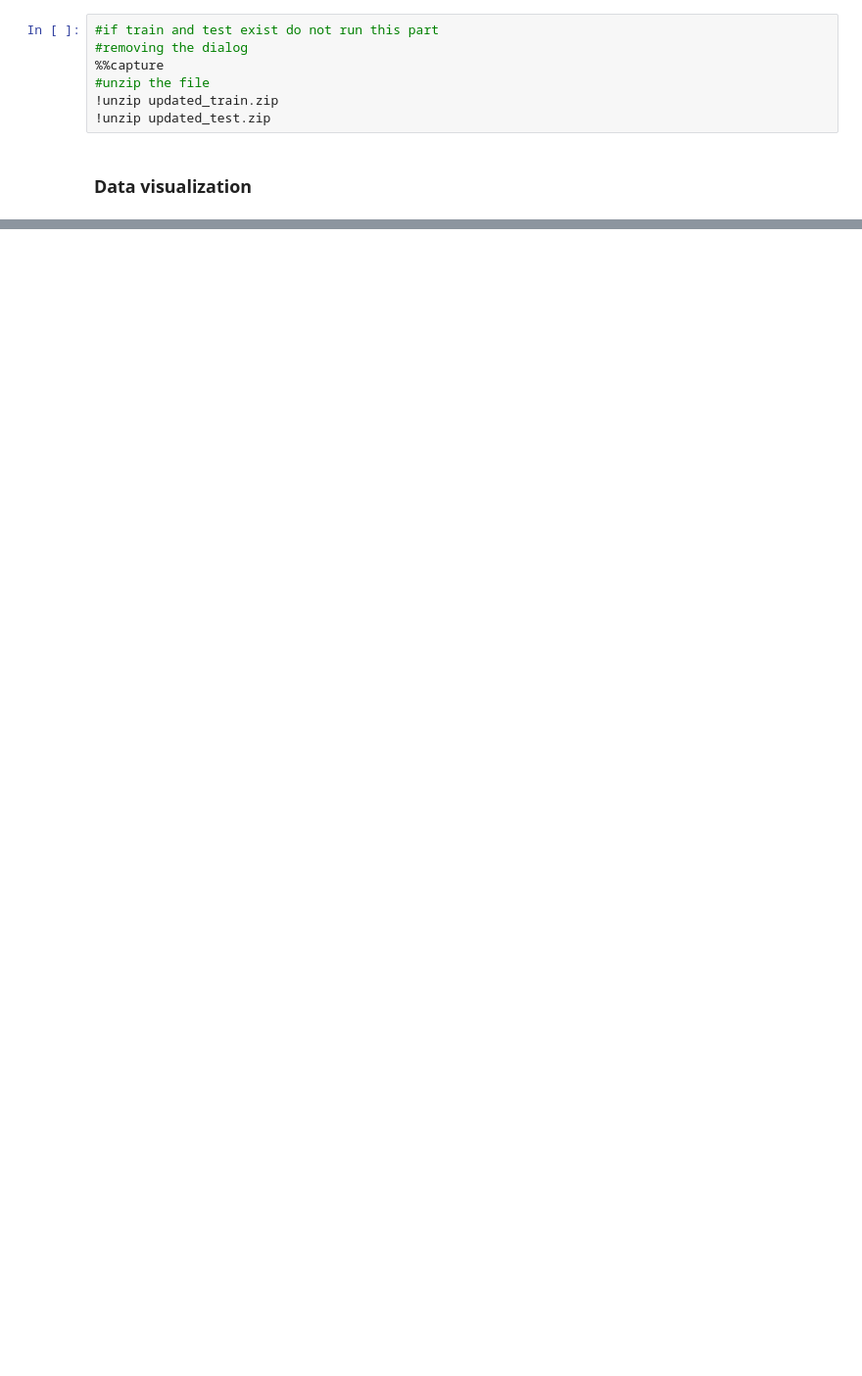
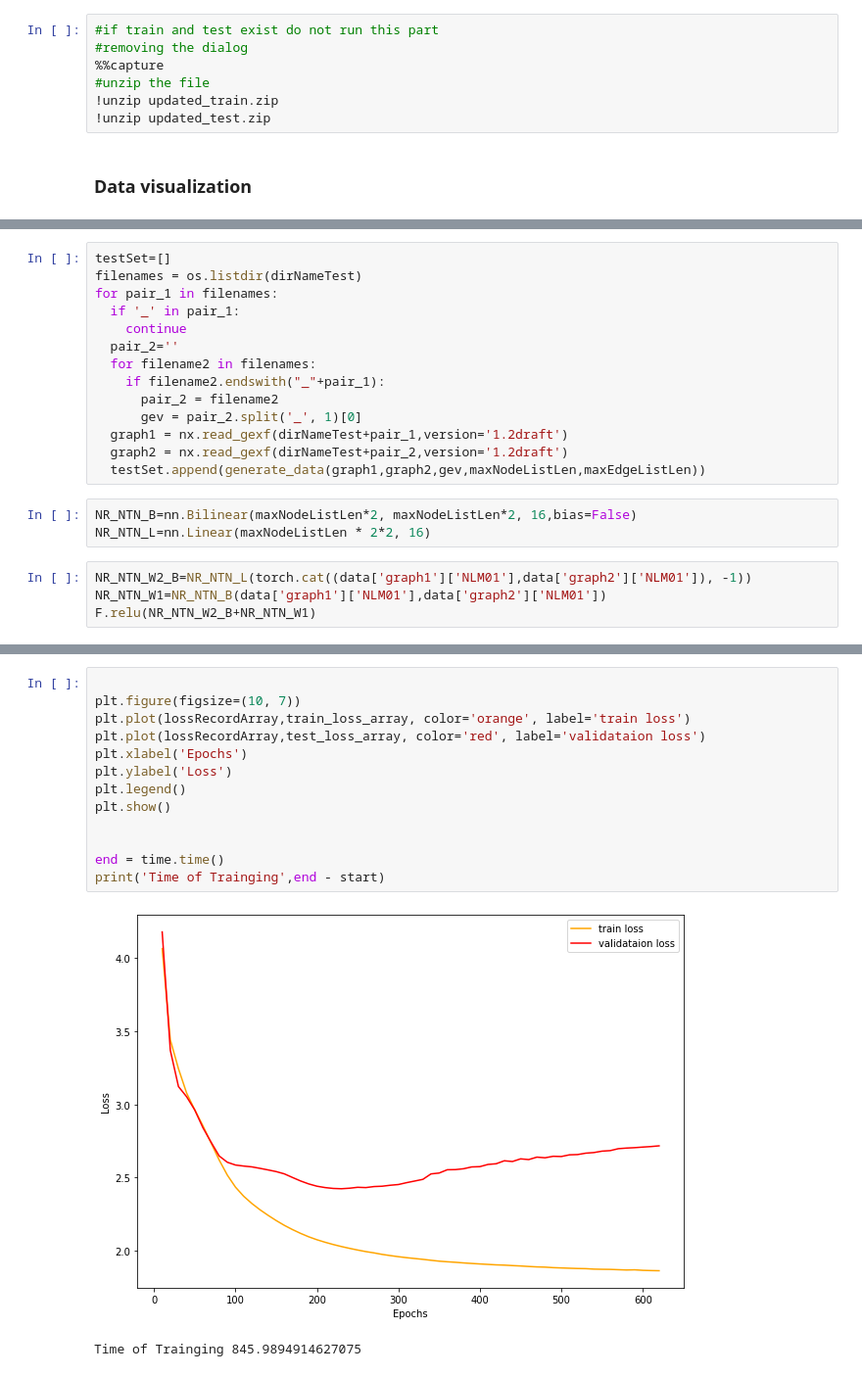
Before and after one commit to neuralresearch/CS39-6, a Jupyter notebook: HenryTaGSim_GraphEmbedding.ipynb, the cells around one changed output, grey strips where cells are left out. Shown at 98% size. Saved outputs shown, nothing was run; the diff lists cells and outputs as text; blank space fills up the shorter version.

```diff
--- a/HenryTaGSim_GraphEmbedding.ipynb
+++ b/HenryTaGSim_GraphEmbedding.ipynb
@@ -252,0 +321,21 @@ Embeding(graph1,graph2)
+# %%
+testSet=[]
+filenames = os.listdir(dirNameTest)
+for pair_1 in filenames:
+  if '_' in pair_1:
+    continue
+  pair_2=''
+  for filename2 in filenames:
+    if filename2.endswith("_"+pair_1):
+      pair_2 = filename2
+      gev = pair_2.split('_', 1)[0]
+  graph1 = nx.read_gexf(dirNameTest+pair_1,version='1.2draft')
+  graph2 = nx.read_gexf(dirNameTest+pair_2,version='1.2draft')
+  testSet.append(generate_data(graph1,graph2,gev,maxNodeListLen,maxEdgeListLen))
+# %%
+NR_NTN_B=nn.Bilinear(maxNodeListLen*2, maxNodeListLen*2, 16,bias=False)
+NR_NTN_L=nn.Linear(maxNodeListLen * 2*2, 16)
+# %%
+NR_NTN_W2_B=NR_NTN_L(torch.cat((data['graph1']['NLM01'],data['graph2']['NLM01']), -1))
+NR_NTN_W1=NR_NTN_B(data['graph1']['NLM01'],data['graph2']['NLM01'])
+F.relu(NR_NTN_W2_B+NR_NTN_W1)
@@ -252,0 +486,16 @@ Embeding(graph1,graph2)
+# %%
+
+plt.figure(figsize=(10, 7))
+plt.plot(lossRecordArray,train_loss_array, color='orange', label='train loss')
+plt.plot(lossRecordArray,test_loss_array, color='red', label='validataion loss')
+plt.xlabel('Epochs')
+plt.ylabel('Loss')
+plt.legend()
+plt.show()
+
+
+end = time.time()
+print('Time of Trainging',end - start)
+# %% [output]
+[figure, added]
+Time of Trainging 845.9894914627075
```
Also changed, not shown: parts of 16 cells of this notebook.
